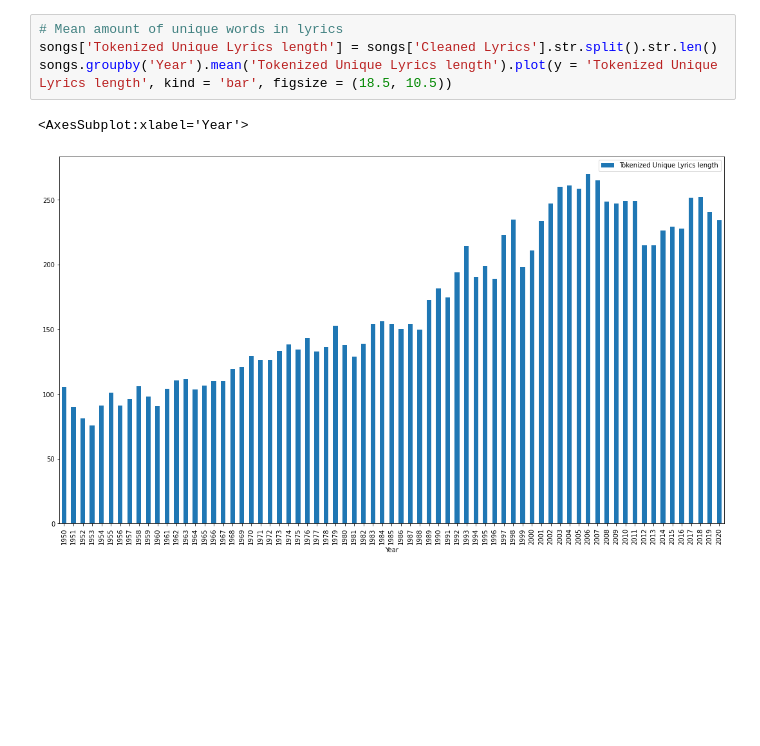
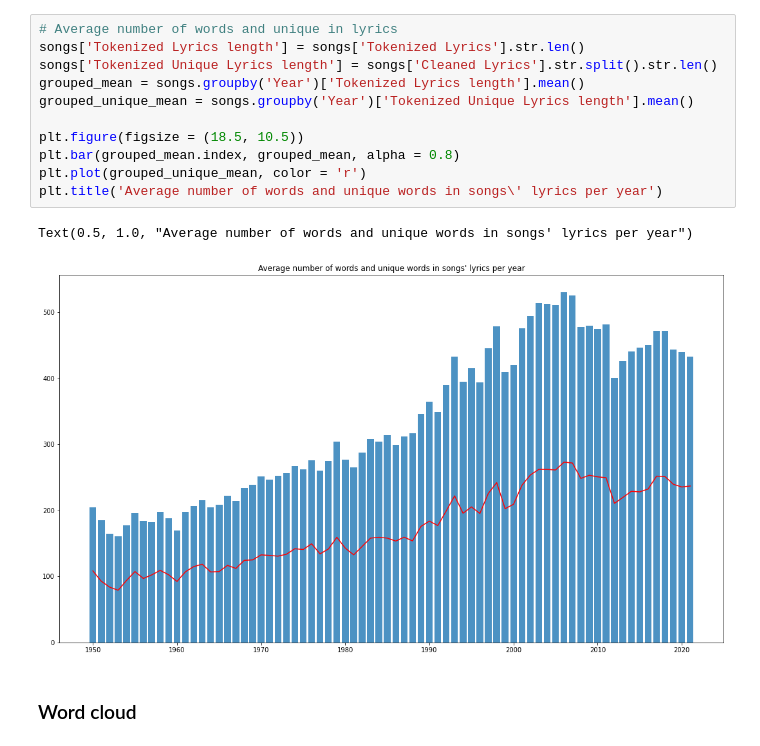
Before and after one commit to alsarna/lyrics_nlp, a Jupyter notebook: lyrics_analysis.ipynb, the cells around one changed output. Drawn from its saved outputs; the diff is of its cells as text; blank space fills up the shorter version.

```diff
--- a/lyrics_analysis.ipynb
+++ b/lyrics_analysis.ipynb
@@ -41,8 +43,17 @@ songs.groupby('Year').mean('Tokenized Lyrics length').plot(y = 'Tokenized Lyrics
-# %%
-# Mean amount of unique words in lyrics
-songs['Tokenized Unique Lyrics length'] = songs['Cleaned Lyrics'].str.split().str.len()
-songs.groupby('Year').mean('Tokenized Unique Lyrics length').plot(y = 'Tokenized Unique Lyrics length', kind = 'bar', figsize = (18.5, 10.5))
-# %% [output]
-<AxesSubplot:xlabel='Year'>
-[figure, removed]
+# %%
+# Average number of words and unique in lyrics
+songs['Tokenized Lyrics length'] = songs['Tokenized Lyrics'].str.len()
+songs['Tokenized Unique Lyrics length'] = songs['Cleaned Lyrics'].str.split().str.len()
+grouped_mean = songs.groupby('Year')['Tokenized Lyrics length'].mean()
+grouped_unique_mean = songs.groupby('Year')['Tokenized Unique Lyrics length'].mean()
+
+plt.figure(figsize = (18.5, 10.5))
+plt.bar(grouped_mean.index, grouped_mean, alpha = 0.8)
+plt.plot(grouped_unique_mean, color = 'r')
+plt.title('Average number of words and unique words in songs\' lyrics per year')
+# %% [output]
+Text(0.5, 1.0, "Average number of words and unique words in songs' lyrics per year")
+[figure, added]
+# %% [markdown]
+### Word cloud
 # %%
```
Also changed, not shown: parts of 13 cells of this notebook.
